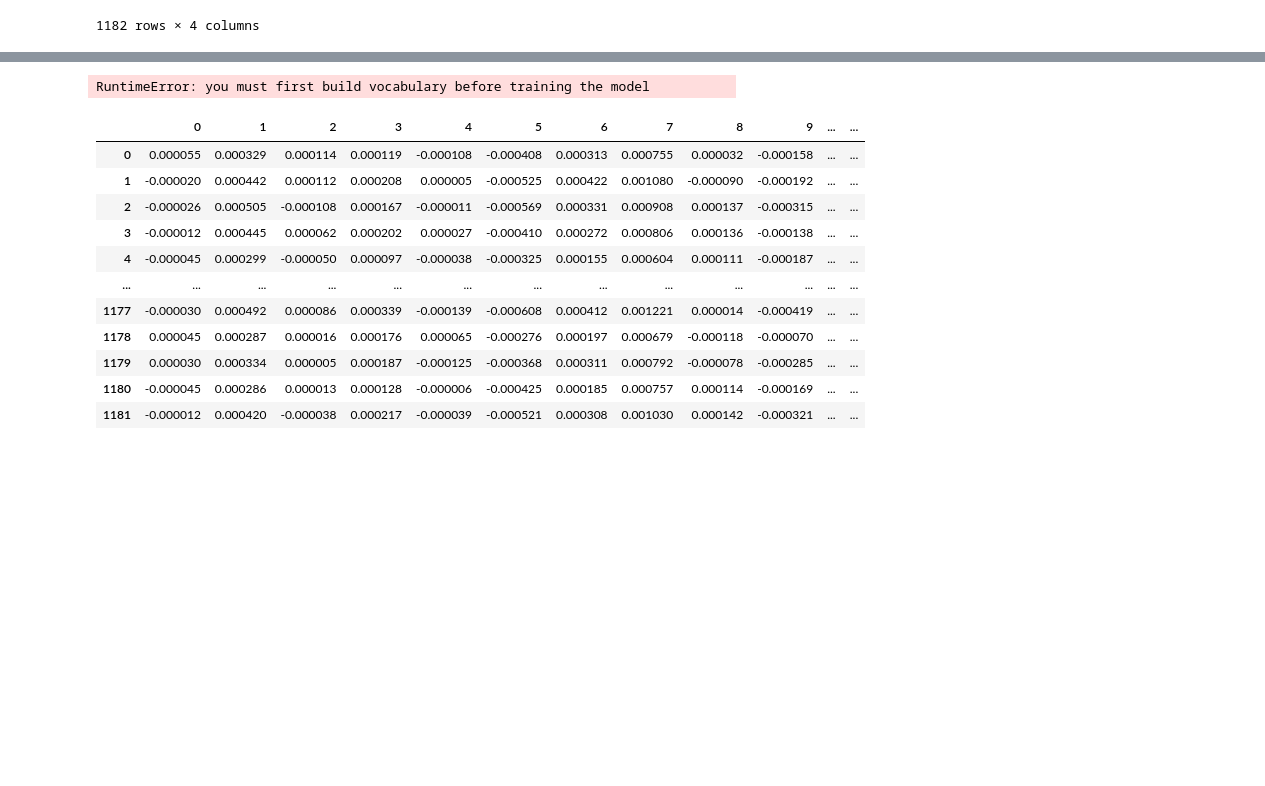
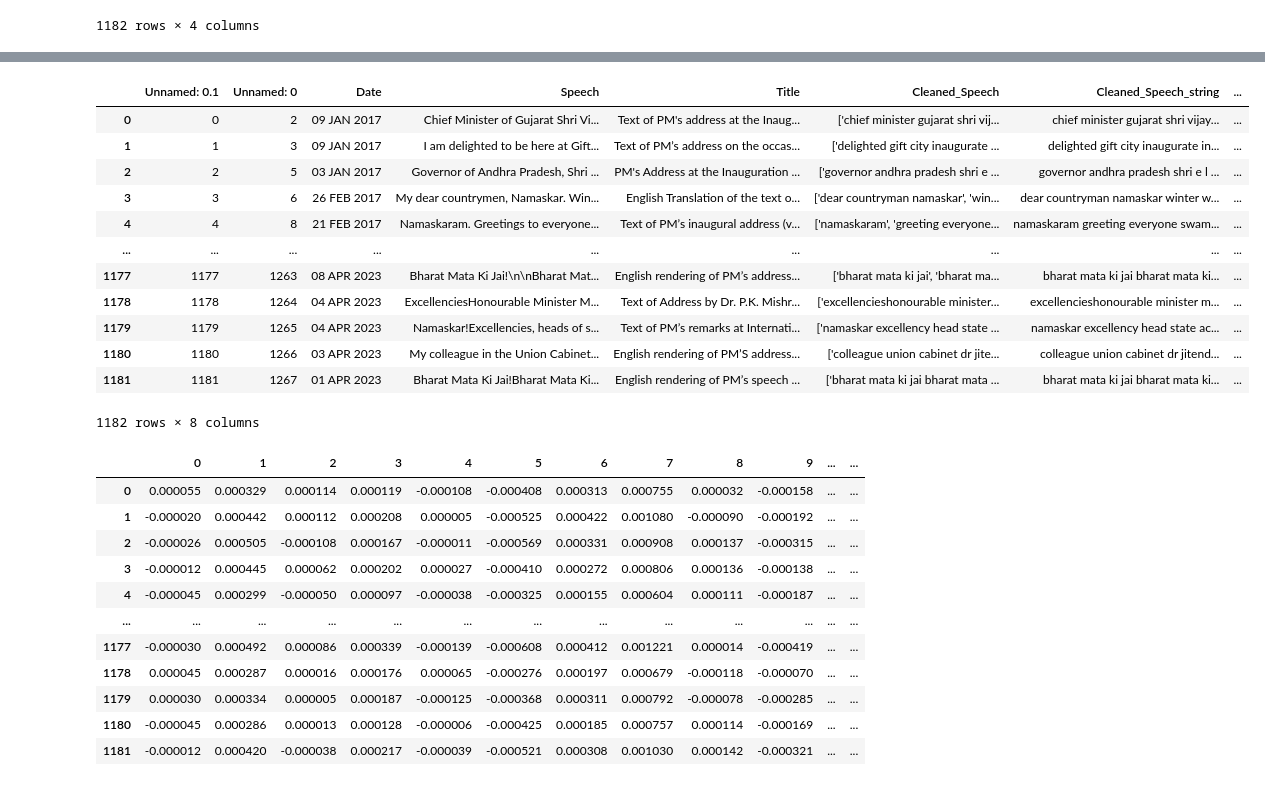
Before and after one commit to ohhlalit/CP, a Jupyter notebook: Data_Cleaning.ipynb, the cells around one changed output, grey strips where cells are left out. Cells and saved outputs as stored; diff of their text form; code cells hidden in the pictures; blank space fills up the shorter version.

```diff
--- a/Data_Cleaning.ipynb
+++ b/Data_Cleaning.ipynb
@@ -93 +103,4 @@ def string(speech):
 df_data.to_csv("E:\Tarang\Ashoka\Python\PYTHON PROJECT\PM_Modi_Speech_Cleaned_string.csv")
+# %%
+# Reloading the cleaned data for vectorization
+df_data_new = pd.read_csv("E:\Tarang\Ashoka\Python\PYTHON PROJECT\PM_Modi_Speech_Cleaned_string.csv")
@@ -94,16 +123,5 @@ df_data.to_csv("E:\Tarang\Ashoka\Python\PYTHON PROJECT\PM_Modi_Speech_Cleaned_st
 # %%
-# Clean the text data in the 'Speech' column of the dataframe using the 'cleaned' function
-# and create a new column 'Cleaned_Speech' to store the cleaned text data
-df_data['Cleaned_Speech'] = df_data['Speech'].apply(cleaned)
-
-# Convert the cleaned text data in the 'Cleaned_Speech' column to a string
-# using the 'string' function and create a new column 'Cleaned_Speech_string'
-# to store the string data
-df_data['Cleaned_Speech_string'] = df_data['Cleaned_Speech'].apply(string)
-
 # Vectorize the cleaned text data in the 'Cleaned_Speech' column
 # using the 'vectorize' function and create a new column 'Vectorized_Speech'
 # to store the vectorized data
-df_data['Vectorized_Speech'] = df_data['Cleaned_Speech'].apply(vectorize)
+df_data_new['Vectorized_Speech'] = df_data_new['Cleaned_Speech'].apply(vectorize)
-# %% [output]
-RuntimeError: you must first build vocabulary before training the model
@@ -111,0 +128,16 @@ df_data['Vectorized_Speech'] = df_data['Cleaned_Speech'].apply(vectorize)
+# %%
+df_data_new
+# %% [output]
+|  | Unnamed: 0.1 | Unnamed: 0 | Date | Speech | Title | Cleaned_Speech | Cleaned_Speech_string | ... |
+| 0 | 0 | 2 | 09 JAN 2017 | Chief Minister of Gujarat Shri Vi... | Text of PM's address at the Inaug... | ['chief minister gujarat shri vij... | chief minister gujarat shri vijay... | ... |
+| 1 | 1 | 3 | 09 JAN 2017 | I am delighted to be here at Gift... | Text of PM’s address on the occas... | ['delighted gift city inaugurate ... | delighted gift city inaugurate in... | ... |
+| 2 | 2 | 5 | 03 JAN 2017 | Governor of Andhra Pradesh, Shri ... | PM's Address at the Inauguration ... | ['governor andhra pradesh shri e ... | governor andhra pradesh shri e l ... | ... |
+| 3 | 3 | 6 | 26 FEB 2017 | My dear countrymen, Namaskar. Win... | English Translation of the text o... | ['dear countryman namaskar', 'win... | dear countryman namaskar winter w... | ... |
+| 4 | 4 | 8 | 21 FEB 2017 | Namaskaram. Greetings to everyone... | Text of PM’s inaugural address (v... | ['namaskaram', 'greeting everyone... | namaskaram greeting everyone swam... | ... |
+| ... | ... | ... | ... | ... | ... | ... | ... | ... |
+| 1177 | 1177 | 1263 | 08 APR 2023 | Bharat Mata Ki Jai!\n\nBharat Mat... | English rendering of PM’s address... | ['bharat mata ki jai', 'bharat ma... | bharat mata ki jai bharat mata ki... | ... |
+| 1178 | 1178 | 1264 | 04 APR 2023 | ExcellenciesHonourable Minister M... | Text of Address by Dr. P.K. Mishr... | ['excellencieshonourable minister... | excellencieshonourable minister m... | ... |
+| 1179 | 1179 | 1265 | 04 APR 2023 | Namaskar!Excellencies, heads of s... | Text of PM’s remarks at Internati... | ['namaskar excellency head state ... | namaskar excellency head state ac... | ... |
+| 1180 | 1180 | 1266 | 03 APR 2023 | My colleague in the Union Cabinet... | English rendering of PM’S address... | ['colleague union cabinet dr jite... | colleague union cabinet dr jitend... | ... |
+| 1181 | 1181 | 1267 | 01 APR 2023 | Bharat Mata Ki Jai!Bharat Mata Ki... | English rendering of PM’s speech ... | ['bharat mata ki jai bharat mata ... | bharat mata ki jai bharat mata ki... | ... |
+1182 rows × 8 columns
```
Also changed, not shown: parts of 5 cells of this notebook.
